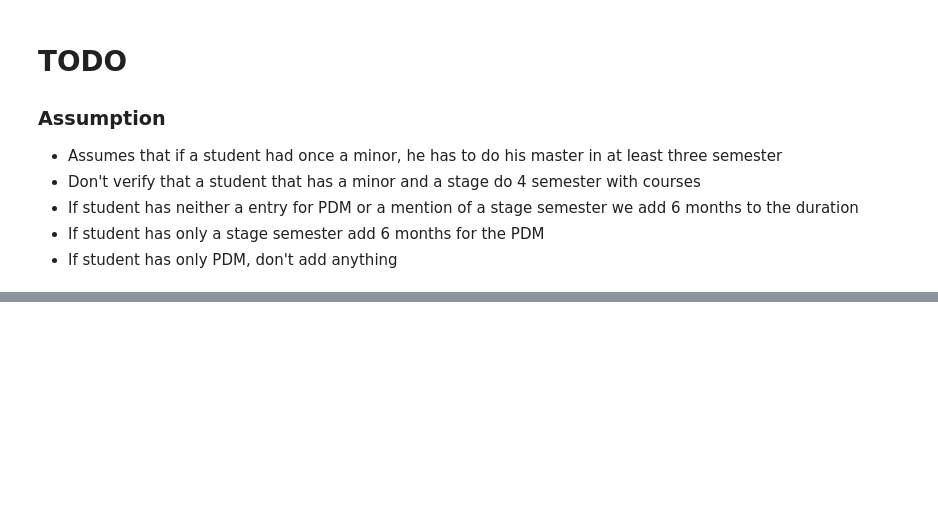
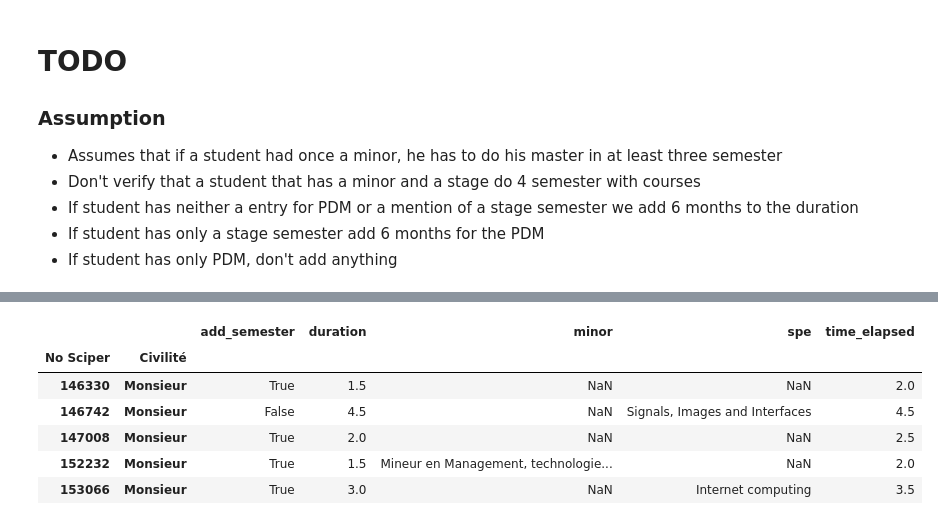
Before and after one commit to onanypoint/ADA-Homework, a Jupyter notebook: 02 - Data from the Web/Data from the web.ipynb, the cells around one changed output, grey strips where cells are left out. Cells and saved outputs as stored; diff of their text form; code cells hidden in the pictures; blank space fills up the shorter version.

```diff
--- a/02 - Data from the Web/Data from the web.ipynb
+++ b/02 - Data from the Web/Data from the web.ipynb
@@ -330,0 +412,11 @@ df.head()
+# %%
+df['time_elapsed'] = df.apply(lambda x: x['duration'] + 0.5 if x['add_semester'] else x['duration'], axis=1)
+df.head()
+# %% [output]
+|  |  | add_semester | duration | minor | spe | time_elapsed |
+| No Sciper | Civilité |  |  |  |  |  |
+| 146330 | Monsieur | True | 1.5 | NaN | NaN | 2.0 |
+| 146742 | Monsieur | False | 4.5 | NaN | Signals, Images and Interfaces | 4.5 |
+| 147008 | Monsieur | True | 2.0 | NaN | NaN | 2.5 |
+| 152232 | Monsieur | True | 1.5 | Mineur en Management, technologie... | NaN | 2.0 |
+| 153066 | Monsieur | True | 3.0 | NaN | Internet computing | 3.5 |
```
Also changed, not shown: parts of 25 cells of this notebook.
